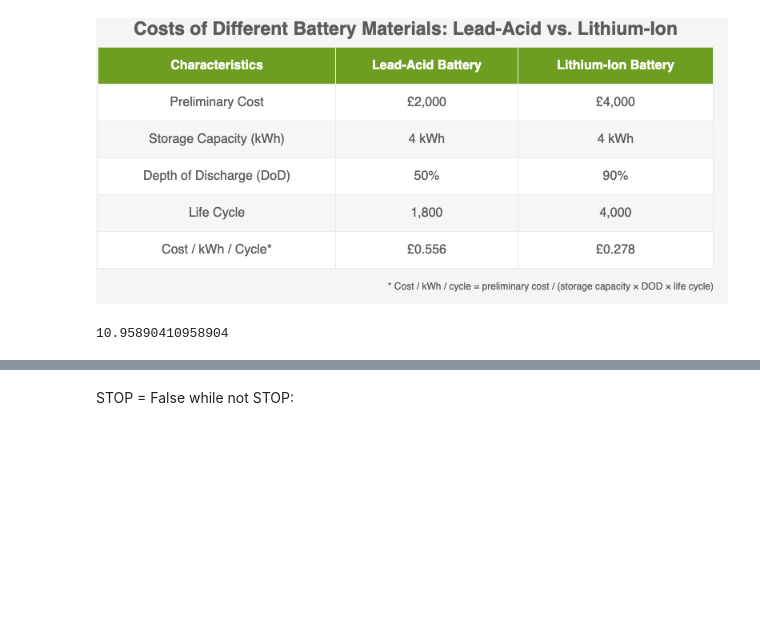
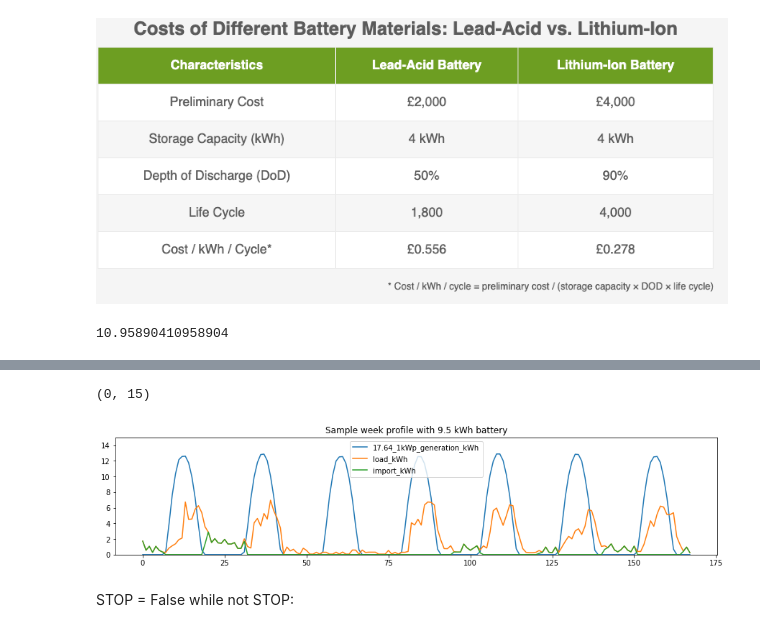
Before and after one commit to rbrown-orxa/LC_App_2_microservices, a Jupyter notebook: Rule_based_Battery_Optimiser.ipynb, the cells around one changed output, grey strips where cells are left out. Cells and saved outputs as stored; diff of their text form; code cells hidden in the pictures; blank space fills up the shorter version.

```diff
--- a/Rule_based_Battery_Optimiser.ipynb
+++ b/Rule_based_Battery_Optimiser.ipynb
@@ -237,0 +239,7 @@ rv
+# %%
+batt_profile = pd.DataFrame([P_sto, E_sto, P_grid, P_curt]).T.rename(columns={
+                            0:'P_sto',
+                            1:'E_sto',
+                            2:'P_grid',
+                            3:'P_curt'
+                        })
@@ -238,3 +272,13 @@ rv
+# %%
+batt_imported = imported.copy()
+batt_imported = batt_imported.drop(columns=['export_kWh'])
+batt_imported = batt_imported.reset_index(drop=True)
+batt_imported['import_kWh'] = batt_profile['P_grid']
+ax = batt_imported[:24*7].plot(figsize=(15,3), title='Sample week profile with 9.5 kWh battery')
+ax.set_ylim(0,15)
+# %% [output]
+(0, 15)
+[figure, added]
 # %% [markdown]
 STOP = False
 while not STOP:
```
Also changed, not shown: parts of 11 cells of this notebook.
